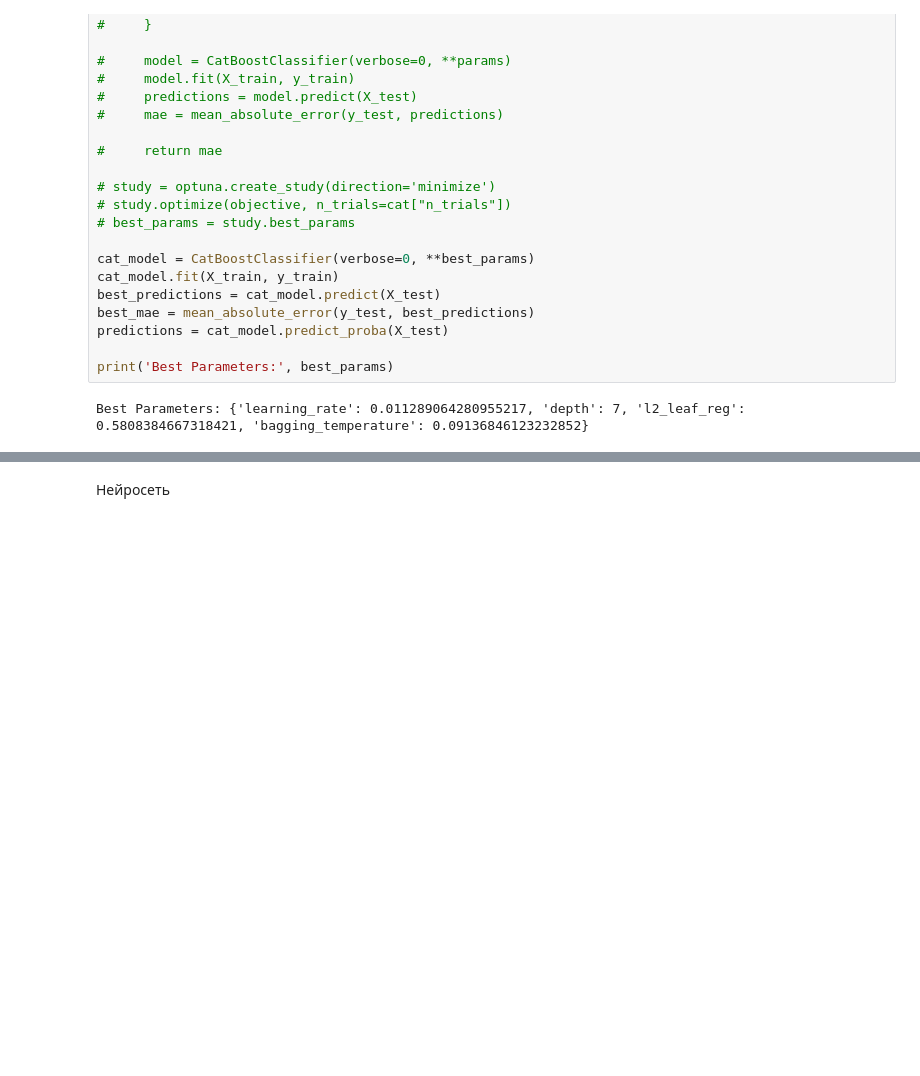
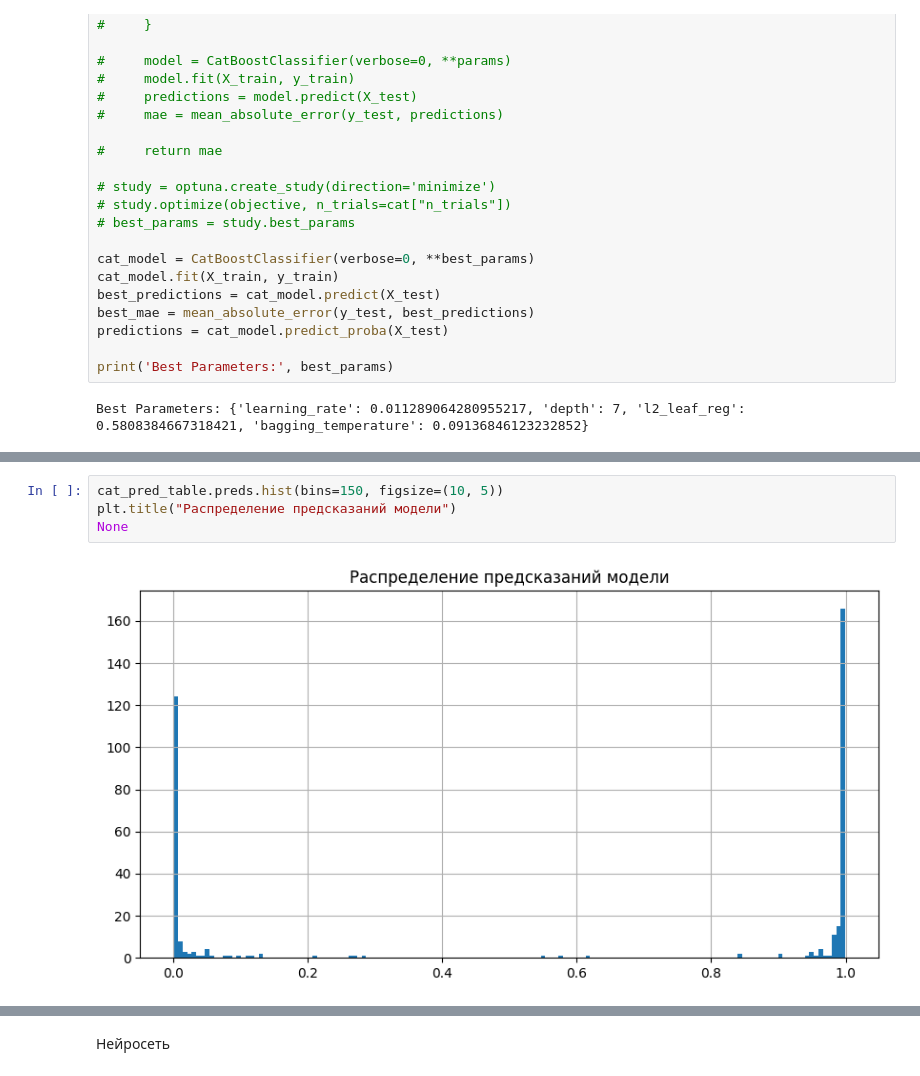
Before and after one commit to PaLashilo/paronyms2, a Jupyter notebook: model.ipynb, the cells around one changed output, grey strips where cells are left out. Drawn from its saved outputs; the diff is of its cells as text; blank space fills up the shorter version.

```diff
--- a/model.ipynb
+++ b/model.ipynb
@@ -285,3 +280,9 @@ Text(0.5, 1.0, 'feature importance of embedding columns')
+# %%
+cat_pred_table.preds.hist(bins=150, figsize=(10, 5))
+plt.title("Распределение предсказаний модели")
+None
+# %% [output]
+[figure, added]
 # %%
 x_values = []
 y_values = []
```
Also changed, not shown: parts of 24 cells of this notebook, 1 other file.
